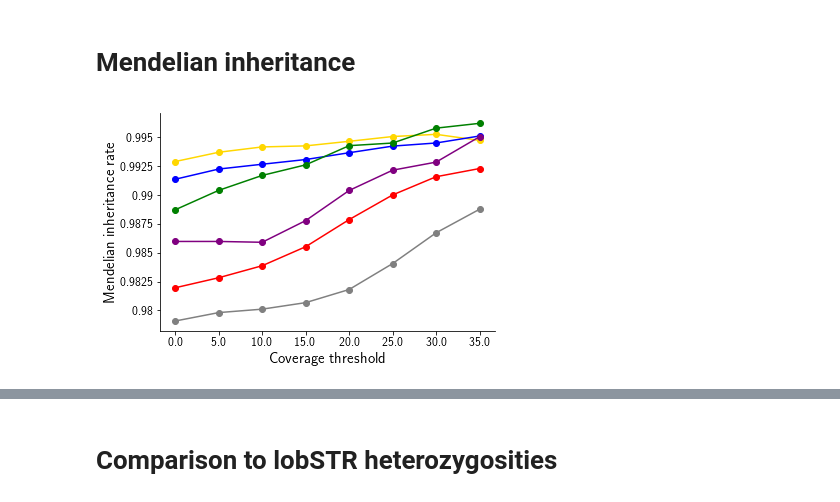
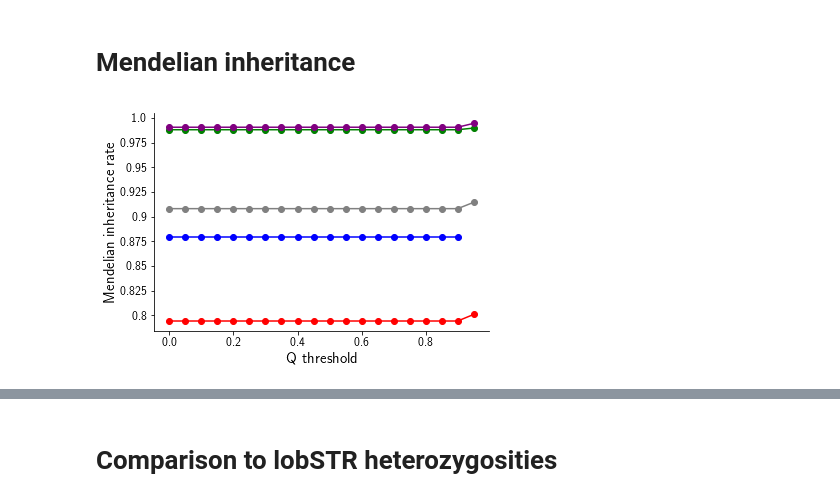
Before and after one commit to gymreklab/ssc-imputation, a Jupyter notebook: haplotype_paper/Figures/Figure1_SSCCallset.ipynb, the cells around one changed output, grey strips where cells are left out. Drawn from its saved outputs; the diff is of its cells as text; code cells hidden in the pictures.

```diff
--- a/haplotype_paper/Figures/Figure1_SSCCallset.ipynb
+++ b/haplotype_paper/Figures/Figure1_SSCCallset.ipynb
@@ -182,20 +105,0 @@ ax2.axvline(x=40, linestyle="dashed", color="gray")
-# %%
-locstats["stutterprob"] = locstats["up"] + locstats["down"]
-fig = plt.figure()
-ax = fig.add_subplot(111)
-bins = np.arange(0, 0.1, 0.001)
-for period in range(1, 7):
-    x = locstats[(locstats["period"]==period) & (locstats["AN"]>=0) & ~np.isnan(locstats["pgeom"])]
-    counts, bins = np.histogram(x["stutterprob"], bins=bins)
-    total = sum(counts)
-    counts = np.cumsum(counts)
-    counts = [item*1.0/total for item in counts]
-    ax.plot(bins[:-1], counts, color=colors[period-1])
-ax.spines['right'].set_visible(False)
-ax.spines['top'].set_visible(False)
-ax.yaxis.set_ticks_position('left')
-ax.xaxis.set_ticks_position('bottom')
-ax.set_xlabel("Stutter probability", size=15)
-ax.set_ylabel("Percent of loci", size=15)
-ax.set_xticklabels(ax.get_xticks(), size=12)
-ax.set_yticklabels(ax.get_yticks(), size=12);
@@ -222,37 +124,27 @@ fig.savefig(os.path.join(OUTPATH, "Figure1_LociPerSample.pdf"))
 # %% [markdown]
 # Mendelian inheritance
-# %%
-mend = pd.read_csv(os.path.join(TMPPATH, "mend_stats.tab"),
-                   names=["chrom","start","sample","Q","DP","mend","homref"], sep="\t", nrows=1000000)
-mend["mend"] = mend["mend"].apply(int)
-mend["chrom"] = mend["chrom"].apply(str)
-mend = pd.merge(mend, hipstr, on=["chrom","start"])
-mend = pd.merge(mend, locstats[["chrom","start","end","hrun"]], on=["chrom","start"])
-mend = mend[~mend["homref"]]
-mend = pd.merge(mend, hiphet, on=["chrom","start"])
 # %%
-# Mendelian inheritance vs. coverage
+# Mendelian inheritance vs. qual
 fig = plt.figure()
 ax = fig.add_subplot(111)
-coverages = np.arange(0, 40, 5)
+scores = np.arange(0.0, 1, 0.05)
 
 for period in range(1, 7):
     mend_scores = []
-    for cov in coverages:
-        x = mend[(mend["DP"]>=cov) & (mend["period"]==period)]
-        if period >= 5:
-            x = x[x["hrun"]<=(period-1)]
+    for q in scores:
+        x = mend[(mend["Q"]>=q) & (mend["period"]==period)]
         if x.shape[0] >= 50:
             mend_scores.append(np.mean(x["mend"]))
         else: mend_scores.append(np.nan)
-    ax.plot(coverages, mend_scores, color=colors[period-1], marker="o");
+    ax.plot(scores, mend_scores, color=colors[period-1], marker="o");
 ax.spines['right'].set_visible(False)
 ax.spines['top'].set_visible(False)
 ax.yaxis.set_ticks_position('left')
 ax.xaxis.set_ticks_position('bottom')
-ax.set_xlabel("Coverage threshold", size=15)
+ax.set_xlabel("Q threshold", size=15)
 ax.set_ylabel("Mendelian inheritance rate", size=15)
 ax.set_xticklabels([(x) for x in ax.get_xticks()], size=12)
 ax.set_yticklabels([(x) for x in ax.get_yticks()], size=12);
+#fig.savefig(os.path.join(OUTPATH, "Figure1_MendInheritance.pdf"))
 # %% [output]
-[figure, old version]
+[figure, new version]
```
Also changed, not shown: parts of 27 cells of this notebook.
